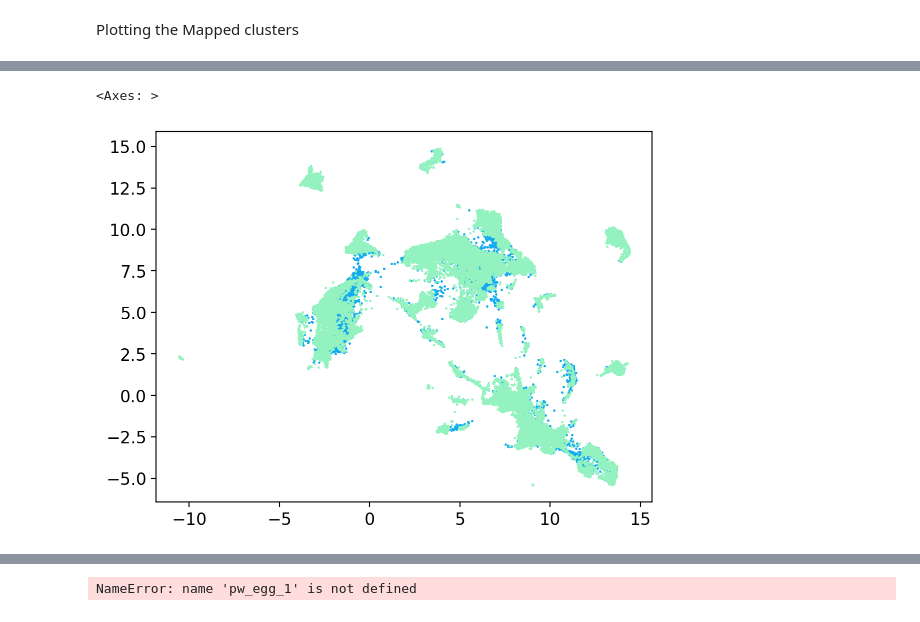
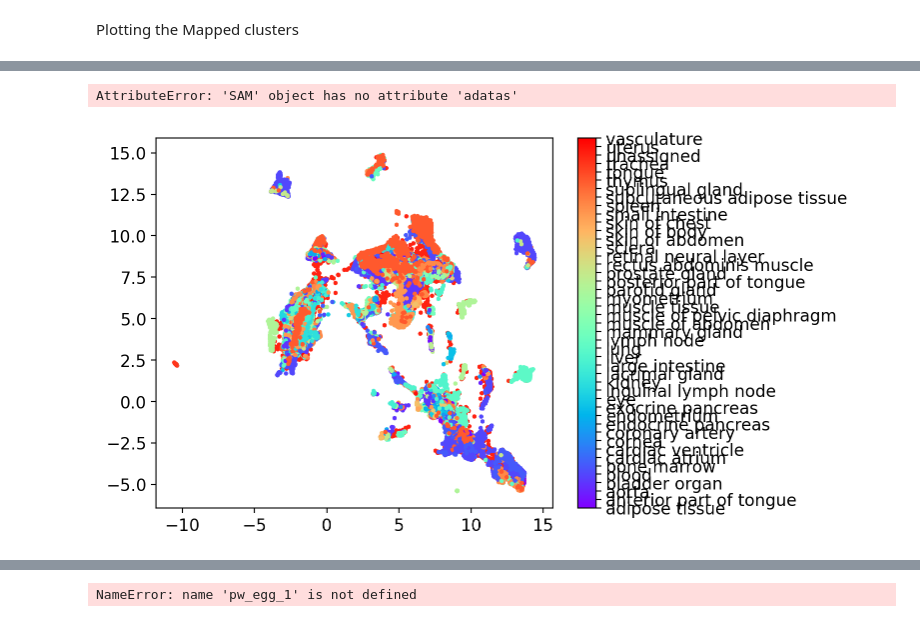
Before and after one commit to Nikhilesh-Vasanthakumar/Immune-Complexity-and-Regenerative-Dynamics-in-Pleurodeles-waltl, a Jupyter notebook: Samap_test_script.ipynb, the cells around one changed output, grey strips where cells are left out. Drawn from its saved outputs; the diff is of its cells as text; code cells hidden in the pictures.

```diff
--- a/Samap_test_script.ipynb
+++ b/Samap_test_script.ipynb
@@ -326,11 +337,11 @@ pw  0.736431  0.000000
 Running UMAP on the stitched manifolds.
 Elapsed time: 19.33226795196533 minutes.
 # %%
-from samap.utils import save_samap
-save_samap(sm, '/home/nikvaku/snic2022-6-312/LabMemberScratchDir/Nikhilesh/Inter_data/pw_hs_spl_SAM.pkl')
+#from samap.utils import save_samap
+#save_samap(sm, '/home/nikvaku/snic2022-6-312/LabMemberScratchDir/Nikhilesh/Inter_data/pw_hs_spl_SAM.pkl')
 
 #To load in SAMAP directly
-#import pickle
-#with open('/home/nikvaku/snic2022-6-312/LabMemberScratchDir/Nikhilesh/Inter_data/pw_hs_spl_SAM.pkl', 'rb') as f:
-#    sm = pickle.load(f)
-#samap =sm.samap
+import pickle
+with open('/home/nikvaku/snic2022-6-312/LabMemberScratchDir/Nikhilesh/Inter_data/pw_hs_spl_SAM.pkl', 'rb') as f:
+    sm = pickle.load(f)
+samap =sm.samap
@@ -361,6 +405,6 @@ chord_plot(MappingTable, align_thr=0.05)
 [interactive output not drawn]
 # %%
-sm.scatter()
+samap.scatter(c='hs_tissue')
 # %% [output]
-<Axes: >
+AttributeError: 'SAM' object has no attribute 'adatas'
-[figure, old version]
+[figure, new version]
```
Also changed, not shown: parts of 20 cells of this notebook.
